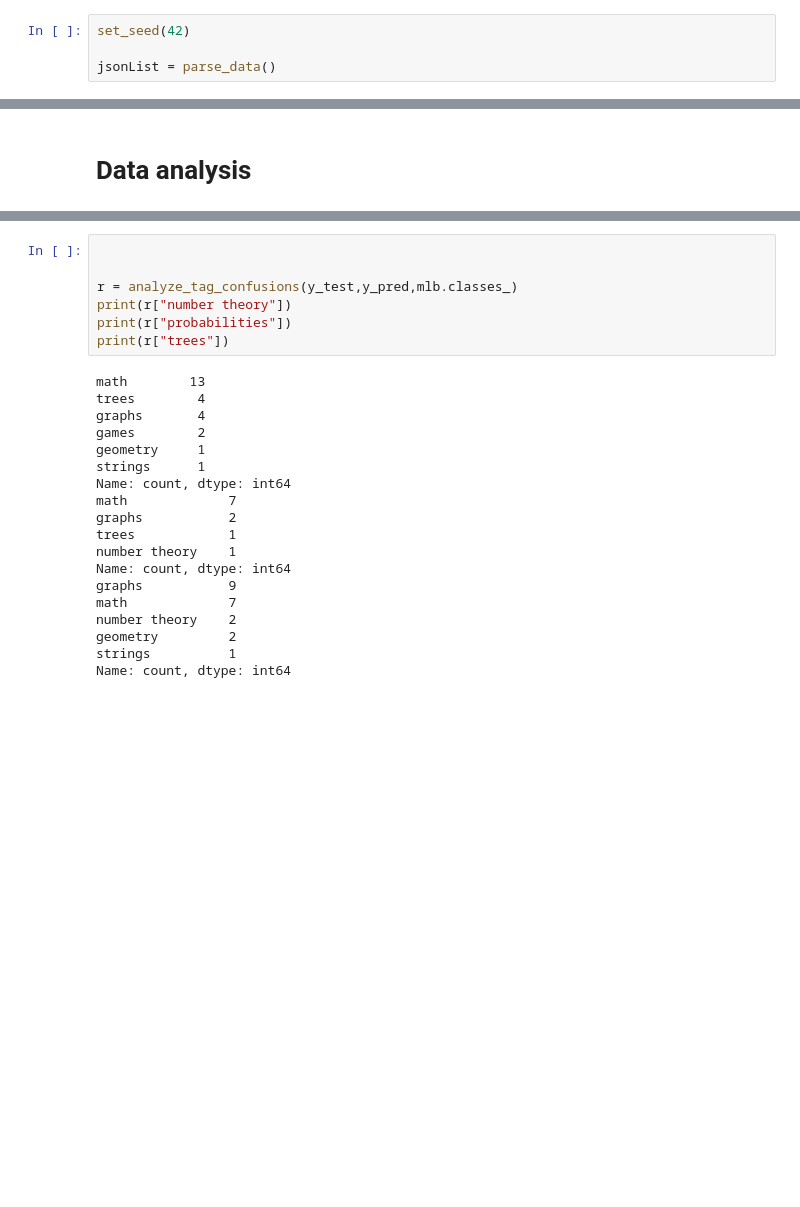
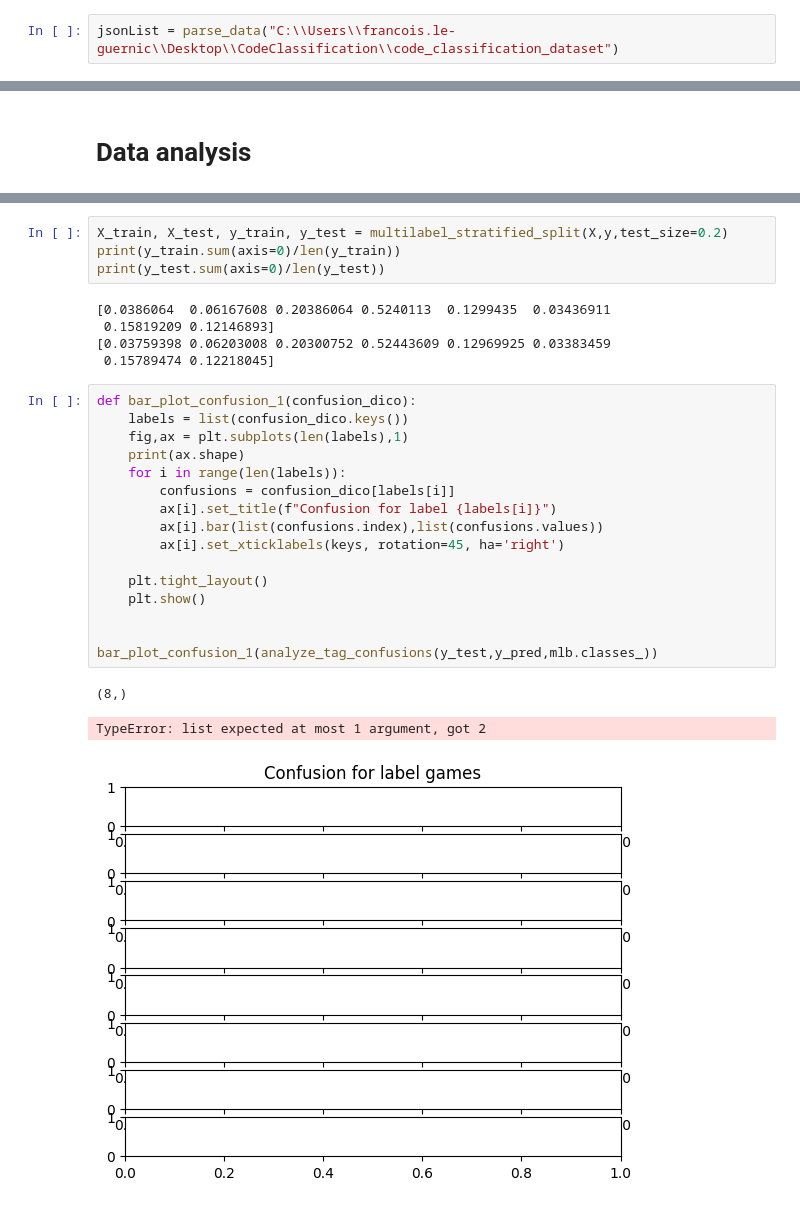
Before and after one commit to francois-leguernic/CodeClassificationCodeForce, a Jupyter notebook: Exploration/CodeClassificationNotebook.ipynb, the cells around one changed output, grey strips where cells are left out. Saved outputs shown, nothing was run; the diff lists cells and outputs as text; blank space fills up the shorter version.

```diff
--- a/Exploration/CodeClassificationNotebook.ipynb
+++ b/Exploration/CodeClassificationNotebook.ipynb
@@ -19,6 +29,4 @@ import re
 # %% [markdown]
 # Data loading into a dataframe
 # %%
-set_seed(42)
-
-jsonList = parse_data()
+jsonList = parse_data("C:\\Users\\francois.le-guernic\\Desktop\\CodeClassification\\code_classification_dataset")
@@ -89,26 +97,29 @@ probabilities       0.53      0.53      0.53        19
+# %%
+X_train, X_test, y_train, y_test = multilabel_stratified_split(X,y,test_size=0.2)
+print(y_train.sum(axis=0)/len(y_train))
+print(y_test.sum(axis=0)/len(y_test))
+# %% [output]
+[0.0386064  0.06167608 0.20386064 0.5240113  0.1299435  0.03436911
+ 0.15819209 0.12146893]
+[0.03759398 0.06203008 0.20300752 0.52443609 0.12969925 0.03383459
+ 0.15789474 0.12218045]
 # %%
+def bar_plot_confusion_1(confusion_dico):
+    labels = list(confusion_dico.keys())
+    fig,ax = plt.subplots(len(labels),1)
+    print(ax.shape)
+    for i in range(len(labels)):
+        confusions = confusion_dico[labels[i]]
+        ax[i].set_title(f"Confusion for label {labels[i]}")
+        ax[i].bar(list(confusions.index),list(confusions.values))
+        ax[i].set_xticklabels(keys, rotation=45, ha='right')
+
+    plt.tight_layout()
+    plt.show()
 
 
-r = analyze_tag_confusions(y_test,y_pred,mlb.classes_)
-print(r["number theory"])
-print(r["probabilities"])
-print(r["trees"])
+bar_plot_confusion_1(analyze_tag_confusions(y_test,y_pred,mlb.classes_))
 # %% [output]
-math        13
-trees        4
-graphs       4
-games        2
-geometry     1
-strings      1
-Name: count, dtype: int64
-math             7
-graphs           2
-trees            1
-number theory    1
-Name: count, dtype: int64
-graphs           9
-math             7
-number theory    2
-geometry         2
-strings          1
-Name: count, dtype: int64
+(8,)
+TypeError: list expected at most 1 argument, got 2
+[figure, added]
```
Also changed, not shown: parts of 12 cells of this notebook, 7 other files.
